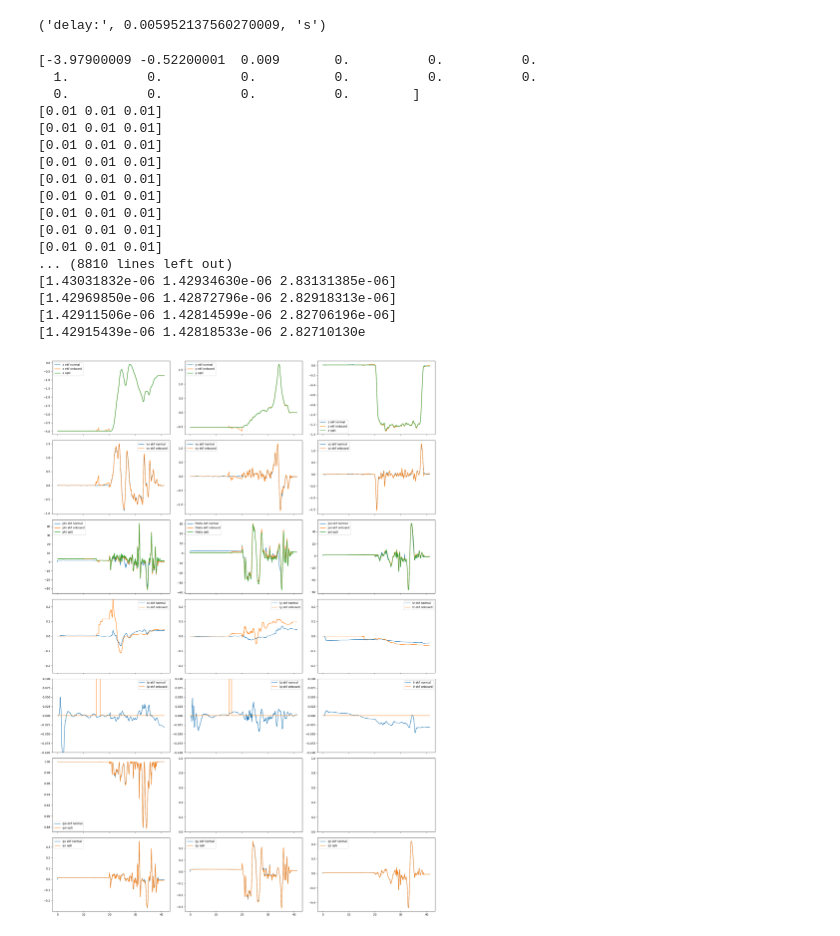
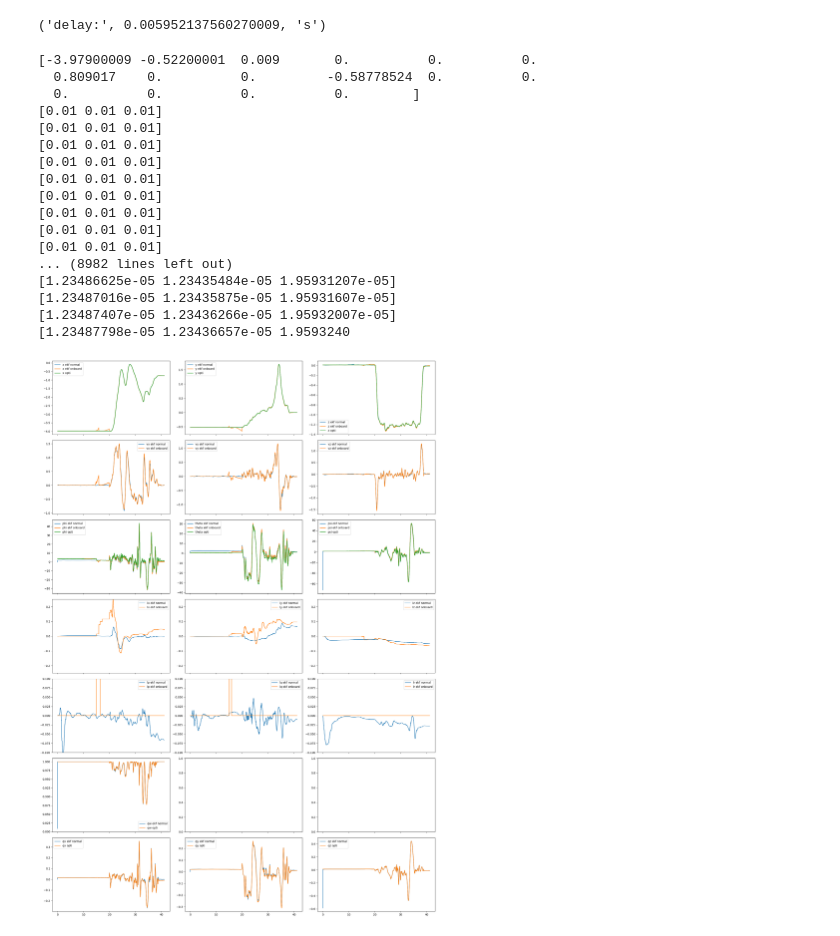
Before and after one commit to tudelft/ekf_c_code_generation, a Jupyter notebook: Generate Kalman Filter C Code.ipynb, the cells around one changed output. Cells and saved outputs as stored; diff of their text form; code cells hidden in the pictures.

```diff
--- a/Generate Kalman Filter C Code.ipynb
+++ b/Generate Kalman Filter C Code.ipynb
@@ -205,34 +205,36 @@ delay = np.mean(t[shift:]-t[:-shift])
 lenX = 16
 X_init = np.zeros(lenX)
 X_init[:3] = Z_data[0,:3]
-a = 0.
+a = -72. * np.pi / 180.
 X_init[6] = np.cos(0.5*a)
-X_init[7] = 0.
-X_init[8] = 0.
+X_init[7] = 0.0
+X_init[8] = 0.0
 X_init[9] = np.sin(0.5*a)
 # X_init[12:15] = [p_bias, q_bias, r_bias]
 
+ekf_use_quat.value = True
 
 # initial covariance
 P_init = np.array([1.]*lenX)
 #P_init[9] = 10. # initial heading covarinace
 P_init[-6:-3] = 1e-2 # set accel bias covariance
-P_init[-3:] = 1e-2 # set gyro bias covariance
+P_init[-3:] = 1e-2 # set gyro bias covariance.
+P_init[-3:] *= (ekf_use_quat.value) # do not estimate bias if no heading measurement
 # print(P_init)
 
 # process noise covariance
 #Q_diag = np.array([0.5, 0.5, 0.5, 0.01, 0.01, 0.01, 1e-5, 1e-5, 1e-5, 0, 0, 0])
-Q_diag = np.array([0.5, 0.5, 0.5, 0.01, 0.01, 0.01, 1e-4, 1e-4, 1e-4, 1e-5, 1e-5, 1e-5])
+Q_diag = np.array([0.5, 0.5, 0.5, 0.1, 0.1, 0.1, 1e-4, 1e-4, 1e-4, 1e-5, 1e-5, 1e-5])
+Q_diag[-3:] *= (ekf_use_quat.value)
 
 # measurement noise covariance
-R_diag = np.array([0.001, 0.001, 0.001, .01, .01, .01, .01])
+R_diag = np.array([0.005, 0.005, 0.005, .05, .05, .05, .05])
 
 lib.ekf_set_Q((ctypes.c_float*len(Q_diag))(*Q_diag))
 lib.ekf_set_R((ctypes.c_float*len(R_diag))(*R_diag))
 lib.ekf_set_X((ctypes.c_float*len(X_init))(*X_init))
 lib.ekf_set_P_diag((ctypes.c_float*len(P_init))(*P_init))
 
-ekf_use_quat.value = True
 
 # test ekf_get_state
 x = lib.ekf_get_X()
@@ -337,7 +339,7 @@ for i in range(1, len(t)):
     print(P[[int(i*(i+1)/2 + i) for i in range(13,16)]])
 # %% [output]
 [-3.97900009 -0.52200001  0.009       0.          0.          0.
-  1.          0.          0.          0.          0.          0.
+  0.809017    0.          0.         -0.58778524  0.          0.
   0.          0.          0.          0.        ]
 [0.01 0.01 0.01]
 [0.01 0.01 0.01]
@@ -348,11 +350,11 @@ for i in range(1, len(t)):
 [0.01 0.01 0.01]
 [0.01 0.01 0.01]
 [0.01 0.01 0.01]
-... (8810 lines left out)
-[1.43031832e-06 1.42934630e-06 2.83131385e-06]
-[1.42969850e-06 1.42872796e-06 2.82918313e-06]
-[1.42911506e-06 1.42814599e-06 2.82706196e-06]
-[1.42915439e-06 1.42818533e-06 2.82710130e
+... (8982 lines left out)
+[1.23486625e-05 1.23435484e-05 1.95931207e-05]
+[1.23487016e-05 1.23435875e-05 1.95931607e-05]
+[1.23487407e-05 1.23436266e-05 1.95932007e-05]
+[1.23487798e-05 1.23436657e-05 1.9593240
 # %%
 X_ekf_corrected =  np.array(X_ekf)
 X_ekf_normal = np.array(X_ekf)
@@ -413,9 +415,9 @@ axs[5].legend()
 # attitude
 rad_to_deg = 180/np.pi
 from scipy.spatial.transform import Rotation
-eulers = Rotation.from_quat(X_ekf_normal[:, [7, 8, 9, 6]]).as_euler('zyx', degrees=False)
+eulers = Rotation.from_quat(X_ekf_normal[:, [7, 8, 9, 6]]).as_euler('xyz', degrees=False)
 
-axs[6].plot(t, rad_to_deg*eulers[:,2], label='phi ekf normal')
+axs[6].plot(t, rad_to_deg*eulers[:,0], label='phi ekf normal')
 # axs[6].plot(t, rad_to_deg*X_ekf_Zshift[:,6], label='phi ekf Zshift')
 # axs[6].plot(t, rad_to_deg*X_ekf_corrected[:,6], label='phi ekf corrected')
 axs[6].plot(t, rad_to_deg*data['ekf_phi'], label='phi ekf onboard')
@@ -429,7 +431,7 @@ axs[7].plot(t, rad_to_deg*data['ekf_theta'], label='theta ekf onboard')
 axs[7].plot(t, rad_to_deg*data['theta_opti'], label='theta opti')
 axs[7].legend()
 
-axs[8].plot(t, rad_to_deg*eulers[:,0], label='psi ekf normal')
+axs[8].plot(t, rad_to_deg*eulers[:,2], label='psi ekf normal')
 # axs[8].plot(t, rad_to_deg*X_ekf_Zshift[:,8], label='psi ekf Zshift')
 # axs[8].plot(t, rad_to_deg*X_ekf_corrected[:,8], label='psi ekf corrected')
 axs[8].plot(t, rad_to_deg*data['ekf_psi'], label='psi ekf onboard')
@@ -474,33 +476,33 @@ axs[13].legend()
 
 axs[14].plot(t, rad_to_deg*X_ekf_normal[:,15], label='lr ekf normal')
 # axs[14].plot(t, rad_to_deg*X_ekf_Zshift[:,14], label='lr ekf Zshift')
 # axs[14].plot(t, rad_to_deg*X_ekf_corrected[:,14], label='lr ekf corrected')
 axs[14].plot(t, rad_to_deg*data['ekf_gyro_b_z'], label='lr ekf onboard')
 axs[14].set_ylim([-0.1, 0.1])
 axs[14].legend()
 
 axs[15].plot(t, X_ekf_normal[:,6], label='qw ekf normal')
 #axs[15].plot(t, rad_to_deg*data['ekf_gyro_b_z'], label='qw ekf onboard')
 axs[15].plot(t, data['qw'], label='qw opti')
 axs[15].legend()
 
 axs[18].plot(t, X_ekf_normal[:,7], label='qx ekf normal')
 #axs[18].plot(t, rad_to_deg*data['ekf_gyro_b_z'], label='qx ekf onboard')
 axs[18].plot(t, data['qx'], label='qx opti')
 axs[18].legend()
 
 axs[19].plot(t, X_ekf_normal[:,8], label='qy ekf normal')
 #axs[19].plot(t, rad_to_deg*data['ekf_gyro_b_z'], label='qy ekf onboard')
 axs[19].plot(t, data['qy'], label='qy opti')
 axs[19].legend()
 
 axs[20].plot(t, X_ekf_normal[:,9], label='qz ekf normal')
 #axs[20].plot(t, rad_to_deg*data['ekf_gyro_b_z'], label='qz ekf onboard')
 axs[20].plot(t, data['qz'], label='qz opti')
 axs[20].legend()
 
 plt.show()
 # %% [output]
-[figure, old version]
+[figure, new version]
 # %%
 plt.close('all')
```
Also changed, not shown: parts of 1 cell of this notebook, 11 other files.
